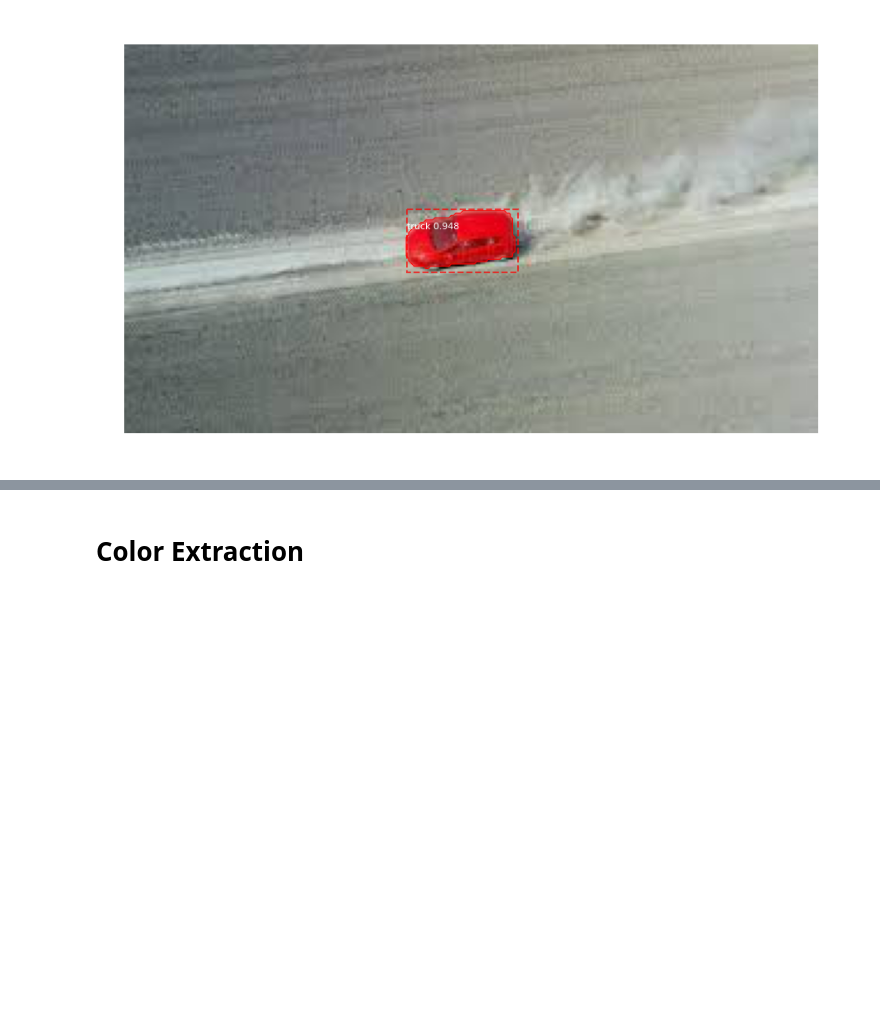
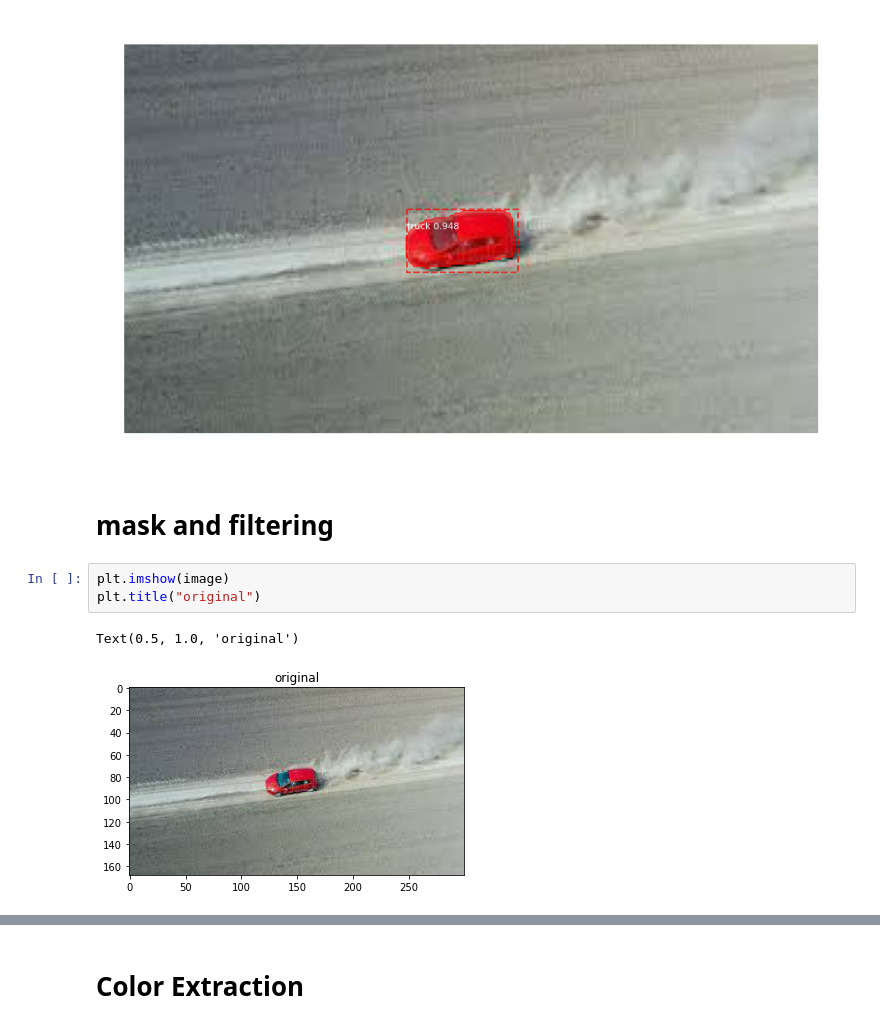
Before and after one commit to SYBIOTE/CMEPCMGN, a Jupyter notebook: comouflage_gen.ipynb, the cells around one changed output, grey strips where cells are left out. Saved outputs shown, nothing was run; the diff lists cells and outputs as text; blank space fills up the shorter version.

```diff
--- a/comouflage_gen.ipynb
+++ b/comouflage_gen.ipynb
@@ -153,3 +155,11 @@ molded_images            shape: (1, 1024, 1024, 3)    min: -123.70000  max:  130
 image_metas              shape: (1, 93)               min:    0.00000  max: 1024.00000  float64
 anchors                  shape: (1, 261888, 4)        min:   -0.35390  max:    1.29134  float32
 [figure]
+# %% [markdown]
+# mask and filtering
+# %%
+plt.imshow(image)
+plt.title("original")
+# %% [output]
+Text(0.5, 1.0, 'original')
+[figure, added]
```
Also changed, not shown: parts of 16 cells of this notebook.
